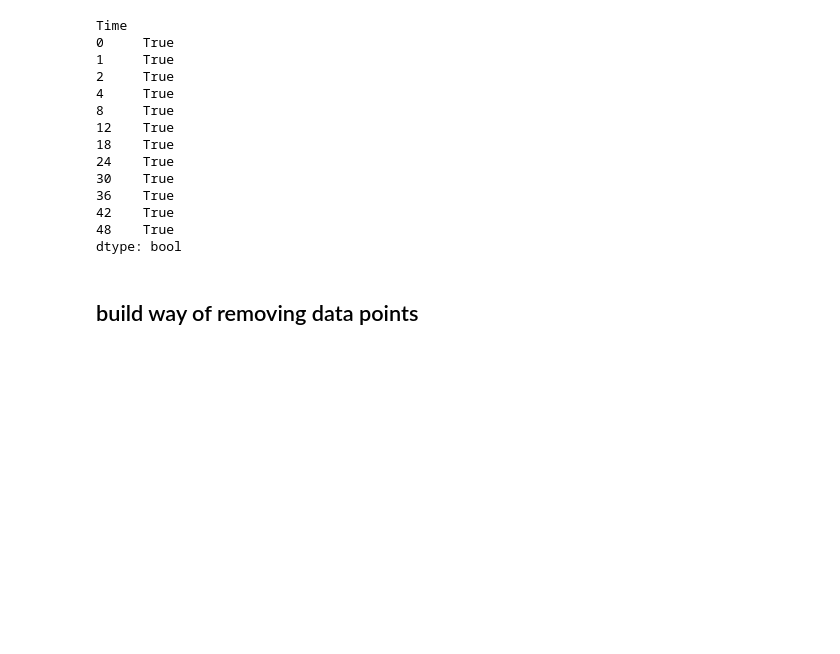
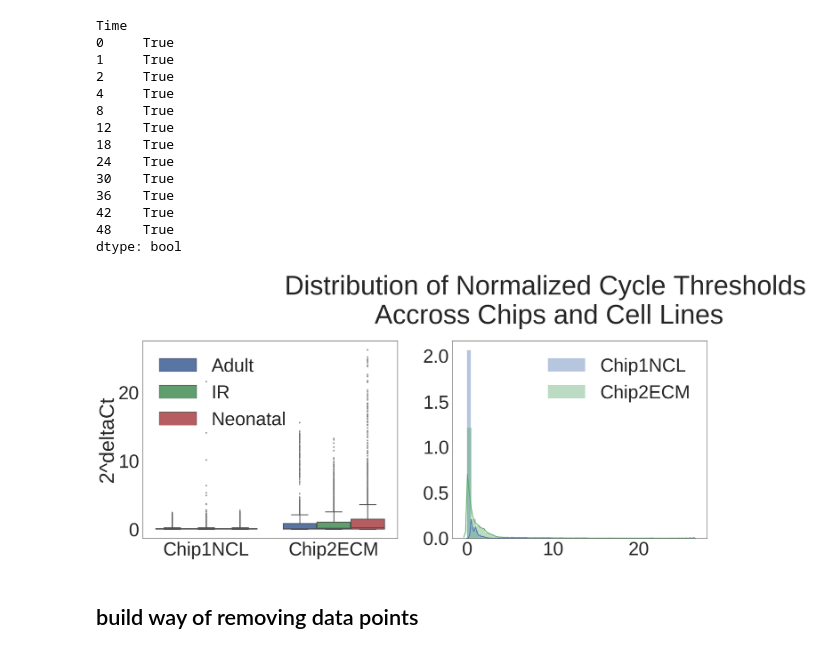
Before and after one commit to CiaranWelsh/Miscellaneous, a Jupyter notebook: WaferGenAnalysis/QConWaferGEnPCRsmartChip.ipynb, the cells around one changed output. Drawn from its saved outputs; the diff is of its cells as text; code cells hidden in the pictures; blank space fills up the shorter version.

Commit message:
upload post-normalization wafergen graphs for poster

```diff
--- a/WaferGenAnalysis/QConWaferGEnPCRsmartChip.ipynb
+++ b/WaferGenAnalysis/QConWaferGEnPCRsmartChip.ipynb
@@ -548,12 +548,12 @@ dtype: bool
 
 SAVE=True
 
-seaborn.set_context(context='poster', font_scale=6)
+seaborn.set_context(context='poster', font_scale=4)
 stacked = normed_df.stack()
 stacked = stacked.reset_index()
 stacked.columns = ['Chip', 'CellType', 'Gene','Repeat','Time','2^deltaCt']
 
-fig = plt.figure(figsize=(60,15))
+fig = plt.figure(figsize=(45,15))
 
 
 # fig = plt.figure(figsize=(30,15))
@@ -561,39 +561,41 @@ fig.add_subplot(1,3,1)
 ax = seaborn.boxplot(data=stacked, x='Chip', y='2^deltaCt', hue='CellType')
 #     plt.title('Distribution of Cycle Thresholds Accross \nChips and Cell Lines')
 ax.set(xlabel='')
 plt.legend(loc='best')
 # if SAVE:
 #     plt.savefig(os.path.join(F.QC, '2deltaCtBoxplots.png'), bbox_inches='tight', dpi=300)
 
 
 
 
 
 for label, df in stacked.groupby(by='Chip'):
     ax1 = fig.add_subplot(132)
     seaborn.distplot(df['2^deltaCt'], label=label)
     plt.legend(loc='best')
     ax1.set_xlabel('')
 
-for label, df in stacked.groupby(by='CellType'):
-    ax2 = fig.add_subplot(133)
-    seaborn.distplot(df['2^deltaCt'], label=label)
-    plt.legend(loc='best')
-    ax2.set_xlabel('')
+# for label, df in stacked.groupby(by='CellType'):
+#     ax2 = fig.add_subplot(133)
+#     seaborn.distplot(df['2^deltaCt'], label=label)
+#     plt.legend(loc='best')
+#     ax2.set_xlabel('')
 
 
 #     for label, df in stacked.groupby(by='Repeat'):
 #         ax3 = fig.add_subplot(2,2,3)
 #         seaborn.distplot(df['2^deltaCt'], label=str(label))
 #         plt.legend(loc='best')
 #         ax3.set_xlabel('')
 
     plt.tight_layout()
 
-    plt.suptitle('Distribution of Normalized Cycle Thresholds Accross Chips and Cell Lines')
-    plt.subplots_adjust(top=0.85)
+    plt.suptitle('Distribution of Normalized Cycle Thresholds\n Accross Chips and Cell Lines')
+    plt.subplots_adjust(top=0.77, right= 1)
 
 if SAVE:
     plt.savefig(os.path.join(F.QC, 'DistributionsOfNormalizedCtValues.png'), bbox_inches='tight', dpi=300)
+# %% [output]
+[figure, added]
 # %% [markdown]
 ## build way of removing data points
```
Also changed, not shown: 1 other file.
